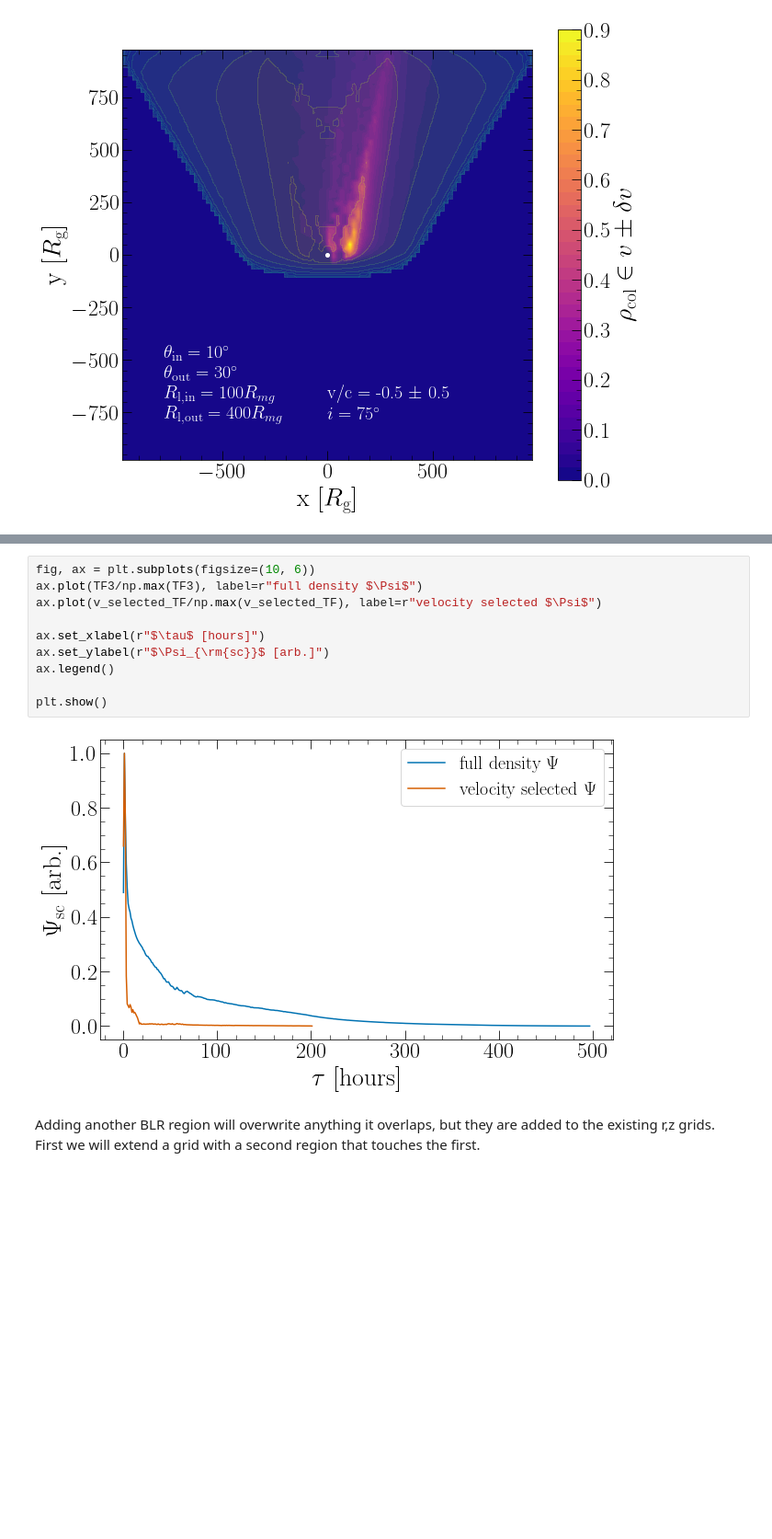
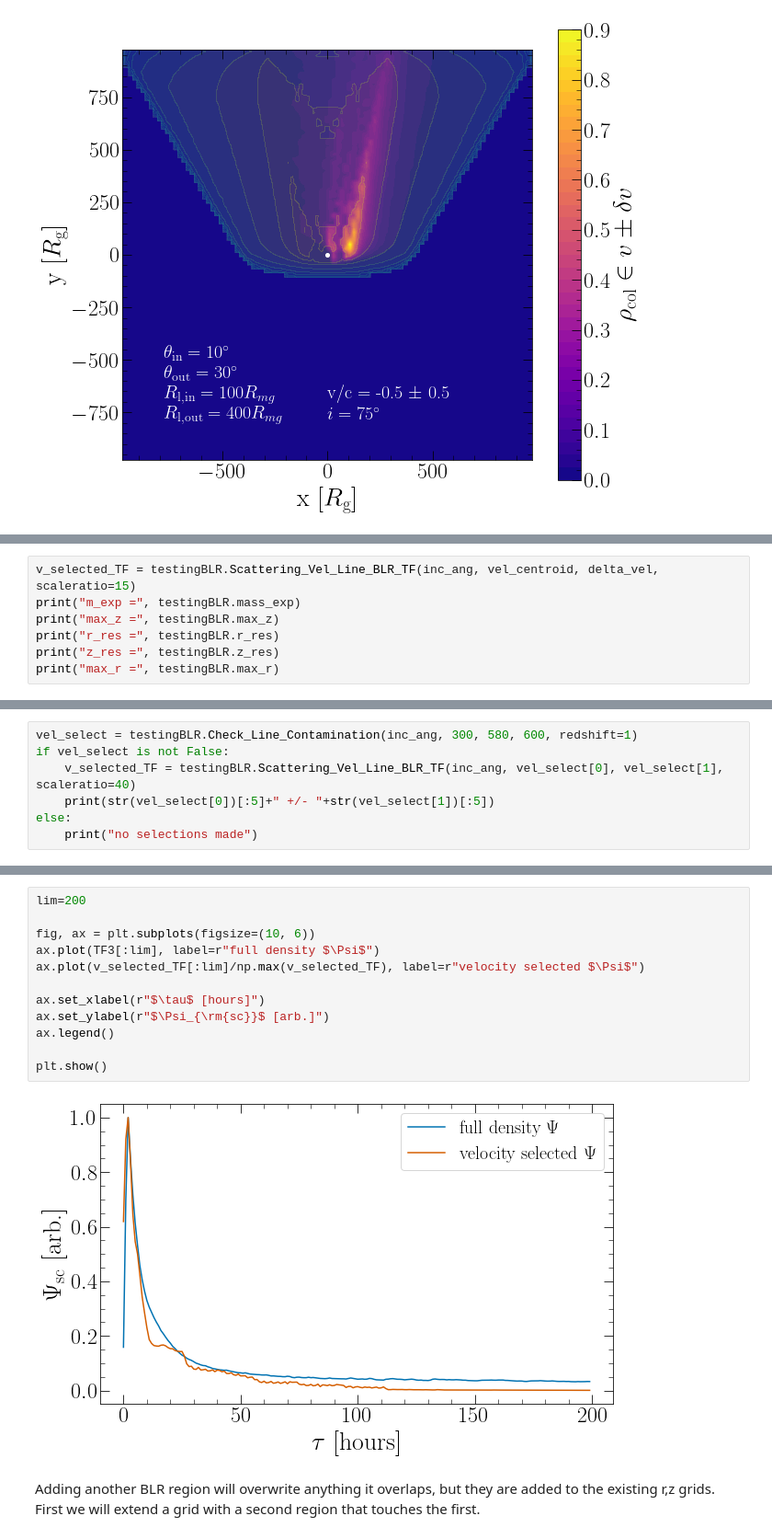
Before and after one commit to Henry-Best-01/Amoeba, a Jupyter notebook: TestingBLR.ipynb, the cells around one changed output, grey strips where cells are left out. Shown at 92% size. Drawn from its saved outputs; the diff is of its cells as text; blank space fills up the shorter version.

Commit message:
Add files via upload
Very minor edits, name fix in TestingBLR and fixing proper number of gravitational radii fed into BLR methods for calculation of transfer functions.

```diff
--- a/TestingBLR.ipynb
+++ b/TestingBLR.ipynb
@@ -152,0 +146,7 @@ testingBLR.Check_emission_line_contamination(inc_ang, 590, 580, 600, redshift=0)
+# %%
+v_selected_TF = testingBLR.Scattering_Vel_Line_BLR_TF(inc_ang, vel_centroid, delta_vel, scaleratio=15)
+print("m_exp =", testingBLR.mass_exp)
+print("max_z =", testingBLR.max_z)
+print("r_res =", testingBLR.r_res)
+print("z_res =", testingBLR.z_res)
+print("max_r =", testingBLR.max_r)
@@ -152,0 +159,7 @@ testingBLR.Check_emission_line_contamination(inc_ang, 590, 580, 600, redshift=0)
+# %%
+vel_select = testingBLR.Check_Line_Contamination(inc_ang, 300, 580, 600, redshift=1)
+if vel_select is not False:
+    v_selected_TF = testingBLR.Scattering_Vel_Line_BLR_TF(inc_ang, vel_select[0], vel_select[1], scaleratio=40)
+    print(str(vel_select[0])[:5]+" +/- "+str(vel_select[1])[:5])
+else:
+    print("no selections made")
@@ -153,15 +198,17 @@ testingBLR.Check_emission_line_contamination(inc_ang, 590, 580, 600, redshift=0)
 # %%
+lim=200
+
 fig, ax = plt.subplots(figsize=(10, 6))
-ax.plot(TF3/np.max(TF3), label=r"full density $\Psi$")
-ax.plot(v_selected_TF/np.max(v_selected_TF), label=r"velocity selected $\Psi$")
+ax.plot(TF3[:lim], label=r"full density $\Psi$")
+ax.plot(v_selected_TF[:lim]/np.max(v_selected_TF), label=r"velocity selected $\Psi$")
 
 ax.set_xlabel(r"$\tau$ [hours]")
 ax.set_ylabel(r"$\Psi_{\rm{sc}}$ [arb.]")
 ax.legend()
 
 plt.show()
 # %% [output]
-[figure, old version]
+[figure, new version]
 # %% [markdown]
 Adding another BLR region will overwrite anything it overlaps, but they are added to the existing r,z grids. First we will extend a grid with a second region that touches the first.
 # %%
```
Also changed, not shown: parts of 6 cells of this notebook, 1 other file.
